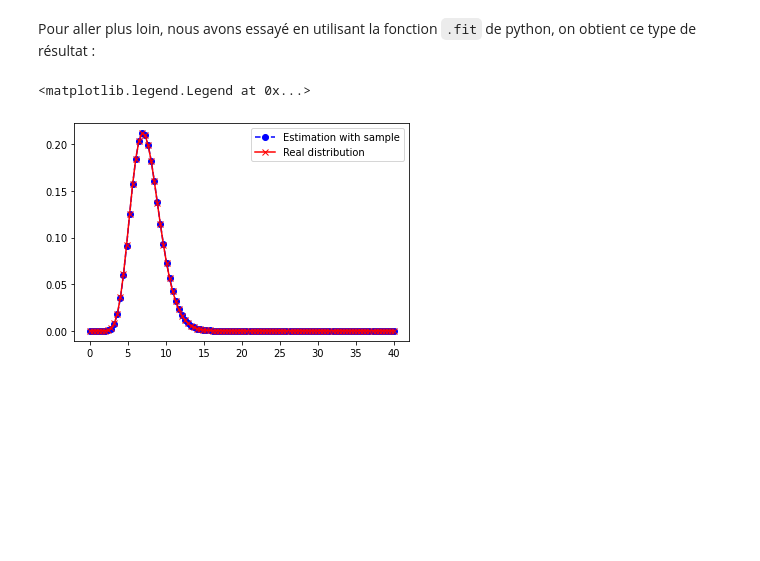
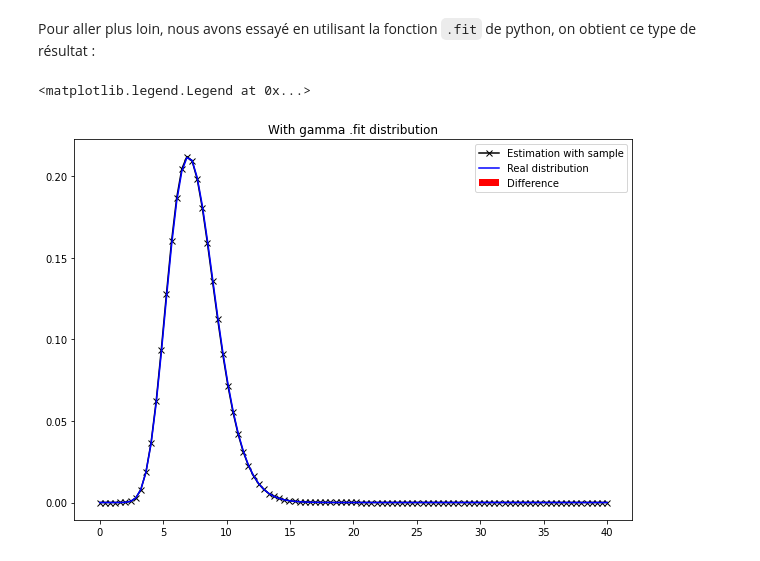
Before and after one commit to Aympab/Projet_Probas_Stats, a Jupyter notebook: probleme3.ipynb, the cells around one changed output. Cells and saved outputs as stored; diff of their text form; code cells hidden in the pictures; blank space fills up the shorter version.

```diff
--- a/probleme3.ipynb
+++ b/probleme3.ipynb
@@ -124,17 +172,18 @@ Pour aller plus loin, nous avons essayé en utilisant la fonction `.fit` de pyth
 # %%
 # kernel = stats.poisson_kde(samples)
 a,b,c = stats.gamma.fit(samples)
 
 density = stats.gamma(a,b,c).pdf(x)
 
 absc = np.linspace(0, 40, 100)
 ord = np.asarray( [stats.gamma(a,b,c).pdf(x) for x in x_array] )
-
-plt.plot(absc, ord, '--bo', label="Estimation with sample")
-plt.plot(x_array, y_array, '-rx', label="Real distribution")
+plt.figure(figsize=(10,7))
+plt.plot(absc, ord, '-xk', label="Estimation with sample")
+plt.plot(x_array, y_array, '-b', label="Real distribution")
+plt.fill_between(x_array, y_array, ord, facecolor='red', label="Difference")
+plt.title("With gamma .fit distribution")
 plt.legend()
-# plt.plot(kernel(samples))
 # %% [output]
 <matplotlib.legend.Legend at 0x...>
-[figure, old version]
+[figure, new version]
 # %% [markdown]
```
Also changed, not shown: parts of 3 cells of this notebook, 2 other files.
